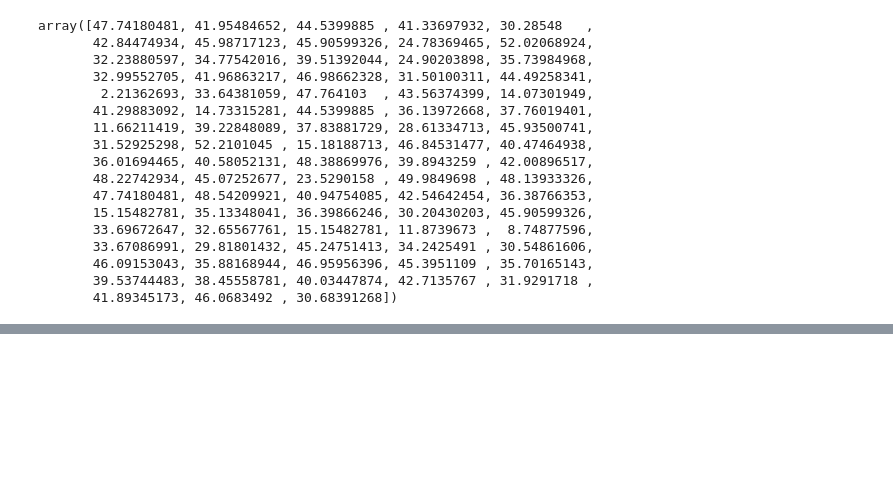
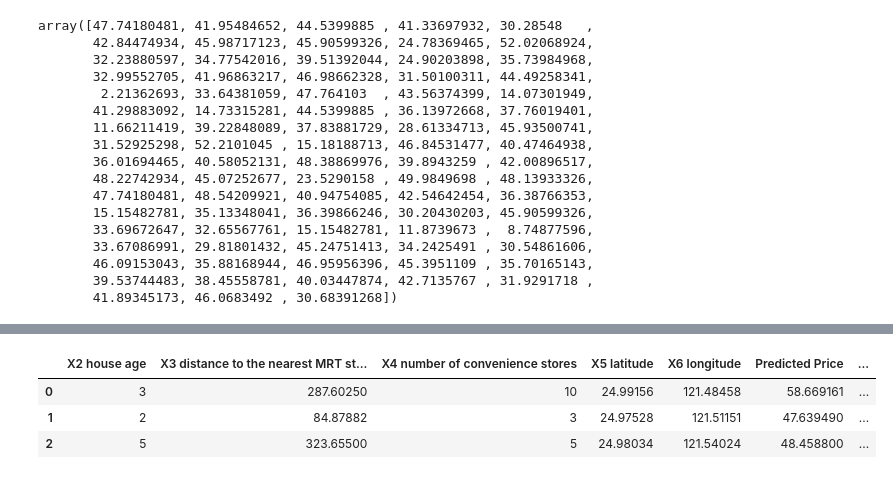
Before and after one commit to SmriteePoudel/DataScience, a Jupyter notebook: LinearRegression.ipynb, the cells around one changed output, grey strips where cells are left out. Saved outputs shown, nothing was run; the diff lists cells and outputs as text; code cells hidden in the pictures; blank space fills up the shorter version.

```diff
--- a/LinearRegression.ipynb
+++ b/LinearRegression.ipynb
@@ -141,0 +200,17 @@ pred = 38.39+(-3.06045213*13)
+# %%
+test_df = pd.DataFrame(data)
+# %%
+test_scale= scaler.transform(test_df)
+# %%
+test_pred = model.predict(test_scale)
+test_rf_pred = rf.predict(test_scale)
+# %%
+test_df['Predicted Price']= test_pred
+test_df['RF_Predicted_Price']=test_rf_pred
+# %%
+test_df
+# %% [output]
+|  | X2 house age | X3 distance to the nearest MRT st... | X4 number of convenience stores | X5 latitude | X6 longitude | Predicted Price | ... |
+| 0 | 3 | 287.60250 | 10 | 24.99156 | 121.48458 | 58.669161 | ... |
+| 1 | 2 | 84.87882 | 3 | 24.97528 | 121.51151 | 47.639490 | ... |
+| 2 | 5 | 323.65500 | 5 | 24.98034 | 121.54024 | 48.458800 | ... |
```
Also changed, not shown: parts of 14 cells of this notebook, 5 other files.
